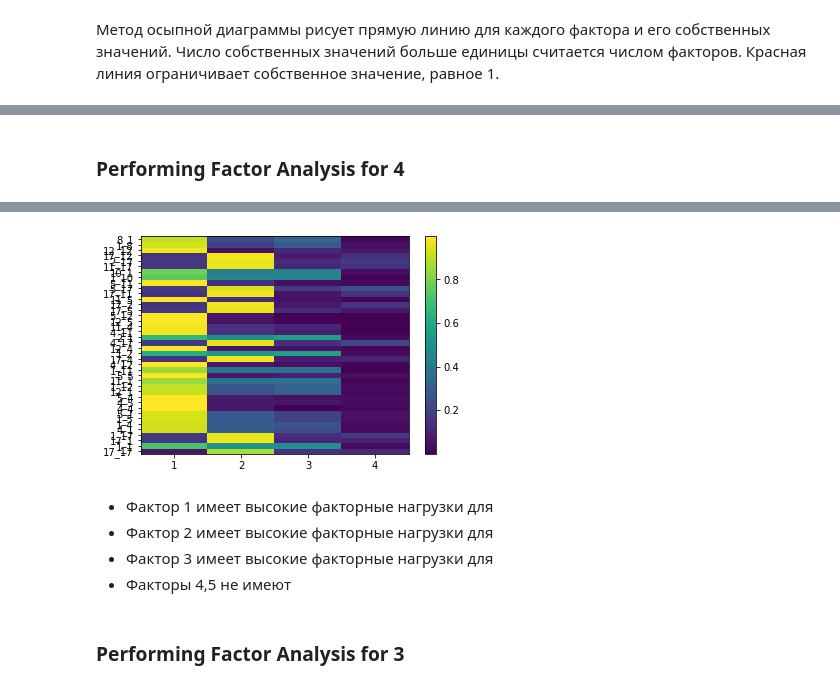
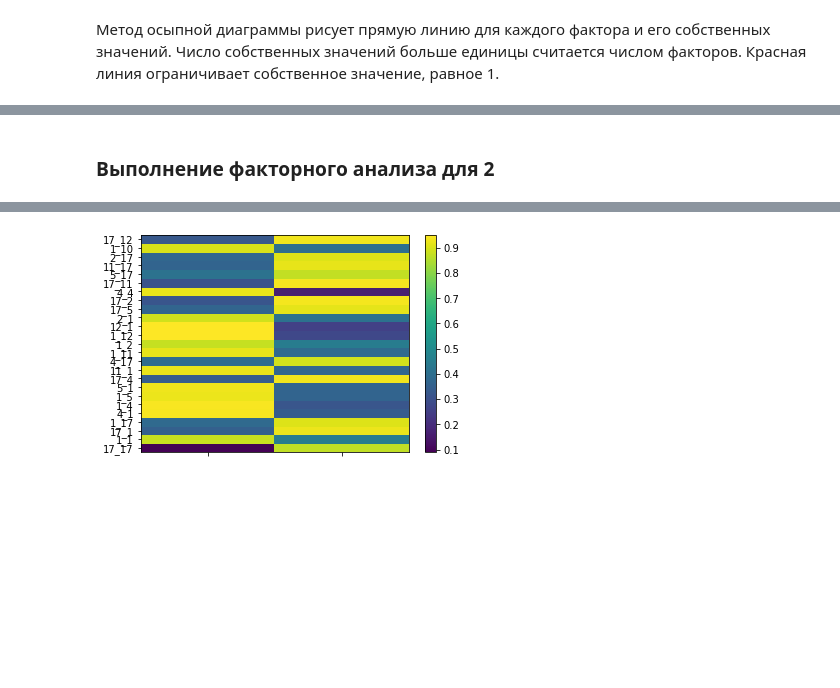
Before and after one commit to SvatLisov/factor_analysis_svm, a Jupyter notebook: FA_Common_Bigramm.ipynb, the cells around one changed output, grey strips where cells are left out. Cells and saved outputs as stored; diff of their text form; code cells hidden in the pictures; blank space fills up the shorter version.

```diff
--- a/FA_Common_Bigramm.ipynb
+++ b/FA_Common_Bigramm.ipynb
@@ -33,22 +27,20 @@ df.head()
 # %%
 import pandas as pd
 
-# Предположим, что ваш DataFrame называется df
 # Вычисляем дисперсии для каждой переменной
 variances = df.var()
-# нормально тесты при 60
-dis =65
+dis =25
 # Располагаем дисперсии в порядке убывания
 sorted_variances = variances.sort_values(ascending=False)
 
-# Получаем названия столбцов для первых 25 дисперсий
+# Получаем названия столбцов для первых дисперсий
 top_dis_columns = sorted_variances.head(dis).index.tolist()
 
-# Выводим первые 25 дисперсий
+# Выводим дисперсий
 print(f"Первые {dis} дисперсий в порядке убывания:")
 print(sorted_variances.head(dis))
 
-# Выводим названия столбцов для первых 25 дисперсий
+# Выводим названия столбцов для первых дисперсий
 print(f"\nНазвания столбцов для первых {dis} дисперсий:")
 print(top_dis_columns)
 # %% [output]
@@ -275,56 +152,43 @@ plt.show()
-# %% [markdown]
-### Performing Factor Analysis for 4
+# %% [markdown]
+### Выполнение факторного анализа для 2
 # %%
-#from statsmodels.multivariate.factor import Factor
-# Create factor analysis object and perform factor analysis
-fa = FactorAnalyzer(n_factors = 4, rotation = 'varimax')
+fa = FactorAnalyzer(n_factors = 2, rotation = 'varimax')
 fa.fit(new_df)
+factors_new = fa.loadings_
 
-factors = fa.loadings_
+factor1_new = [values[0] for values in factors_new]
+factor2_new = [values[1] for values in factors_new]
 
-factor1 = [values[0] for values in factors]
-factor2 = [values[1] for values in factors]
-factor3 = [values[2] for values in factors]
-factor4 = [values[3] for values in factors]
 
-results = {'Original column name': list(new_df.columns),
-          'Factor1': factor1,
-          'Factor2': factor2,
-          'Factor3': factor3,
-          'Factor4': factor4,
+results_new = {'Original column name': list(new_df.columns),
+          'Factor1': factor1_new,
+          'Factor2': factor2_new,
           }
-results = pd.DataFrame(results, columns = ['Original column name', 'Factor1', 'Factor2',  'Factor3', 'Factor4',
-                                          ])
 
-# Get variance of each factors
+results_new = pd.DataFrame(results_new, columns = ['Original column name', 'Factor1', 'Factor2'])
+print(results_new)
+
+# Получение дисперсии каждого фактора
 stats = fa.get_factor_variance()
 
 factor1 = [stat[0] for stat in stats]
 factor2 = [stat[1] for stat in stats]
-factor3 = [stat[2] for stat in stats]
-factor4 = [stat[3] for stat in stats]
-
 
 statistics = {'': ['SS Loadings', 'Proportion Var', 'Cumulative Var'],
           'Factor1': factor1,
           'Factor2': factor2,
-          'Factor3': factor3,
-          'Factor4': factor4,
              }
 
-statistics = pd.DataFrame(statistics, columns = ['', 'Factor1', 'Factor2',
-                                                 'Factor3', 'Factor4' ])
-print(results)
-
+statistics = pd.DataFrame(statistics, columns = ['', 'Factor1', 'Factor2'])
 print(statistics)
 
-Z=np.abs(fa.loadings_)
+Z = np.abs(fa.loadings_)
 fig, ax = plt.subplots()
 c = ax.pcolor(Z)
 fig.colorbar(c, ax=ax)
 ax.set_yticks(np.arange(fa.loadings_.shape[0])+0.5, minor=False)
 ax.set_xticks(np.arange(fa.loadings_.shape[1])+0.5, minor=False)
 ax.set_yticklabels(new_df.columns.values)
-ax.set_xticklabels(np.arange(1,5))
+ax.set_xticklabels(np.arange(1,1))
 plt.show()
 # %% [output]
@@ -348,8 +212 @@ plt.show()
-[figure, old version]
+[figure, new version]
-# %% [markdown]
-- Фактор 1 имеет высокие факторные нагрузки для
-- Фактор 2 имеет высокие факторные нагрузки для
-- Фактор 3 имеет высокие факторные нагрузки для
-- Факторы 4,5 не имеют
-# %% [markdown]
-### Performing Factor Analysis for 3
```
Also changed, not shown: parts of 47 cells of this notebook, 2 other files.
